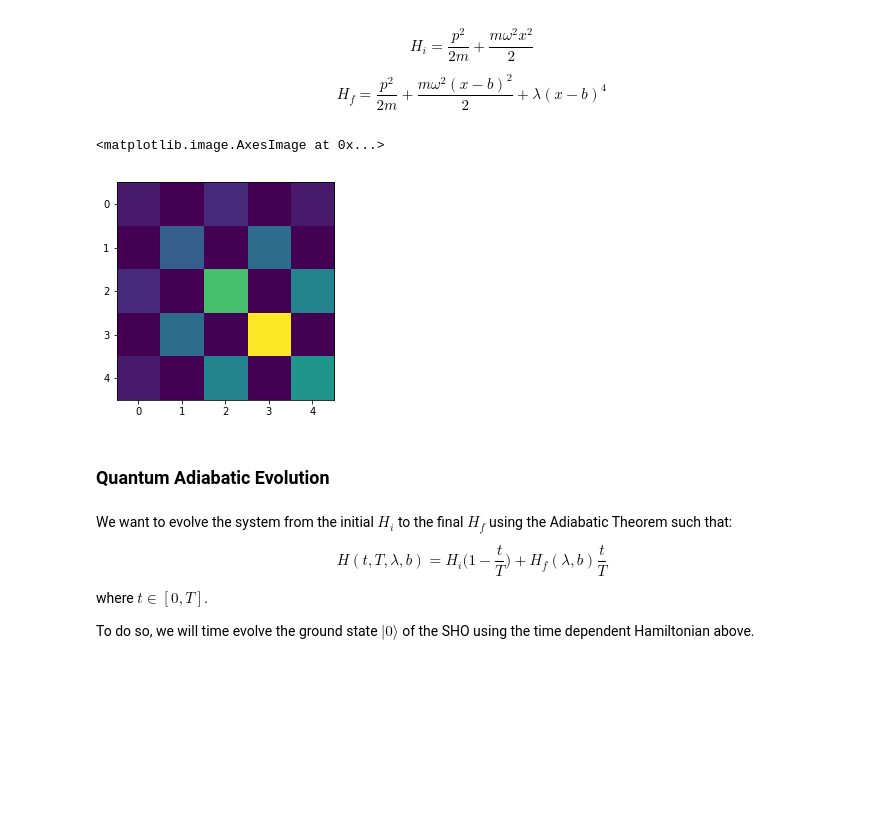
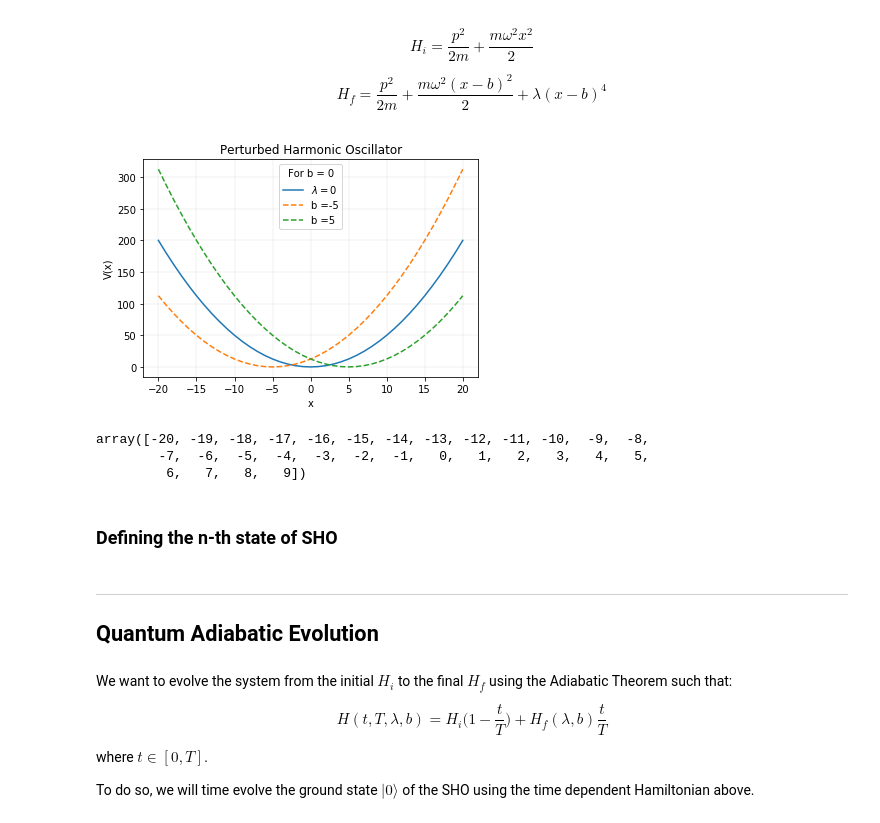
Before and after one commit to sanand13/Quantum-Adiabatic-Evolution, a Jupyter notebook: Physics 231 - Final Project.ipynb, the cells around one changed output. Drawn from its saved outputs; the diff is of its cells as text; code cells hidden in the pictures; blank space fills up the shorter version.

```diff
--- a/Physics 231 - Final Project.ipynb
+++ b/Physics 231 - Final Project.ipynb
@@ -150,9 +155,32 @@ def op_Hf(n, b, lam): # complete the definition with b
     p2 = op_p2(n)
     mat = 0.5*(const_mass*const_omega**2*x2 + p2/const_mass) + lam*x4
     return mat
-# %%
-op_Hf(5,0,1)
-plt.imshow(np.real(op_Hf(5,0,1)))
-# %% [output]
-<matplotlib.image.AxesImage at 0x...>
-[figure, removed]
+# %%
+lam = 0
+b_arr = [-5,5]
+x_arr = np.array(range(-20,21))
+
+y_arr = (x_arr)**2/2
+plt.plot(x_arr, y_arr, label = r'$\lambda = 0$')
+
+for b in b_arr:
+    y_arr = (x_arr - b)**2/2 + lam*(x_arr - b)**4
+    plt.plot(x_arr, y_arr, '--', label = 'b =' + str(b))
+
+plt.grid(color='grey', linestyle='-', linewidth=0.1)
+plt.legend(title = 'For b = 0', loc = 'upper center')
+plt.title('Perturbed Harmonic Oscillator')
+plt.xlabel('x')
+plt.ylabel('V(x)')
+#plt.savefig(fname = "pot_b.png", dpi = 300)
+# %% [output]
+[figure, added]
+# %%
+x_arr = np.array(range(-15,15))
+x_arr - 5
+# %% [output]
+array([-20, -19, -18, -17, -16, -15, -14, -13, -12, -11, -10,  -9,  -8,
+        -7,  -6,  -5,  -4,  -3,  -2,  -1,   0,   1,   2,   3,   4,   5,
+         6,   7,   8,   9])
+# %% [markdown]
+### Defining the n-th state of SHO
@@ -159,5 +192,7 @@ plt.imshow(np.real(op_Hf(5,0,1)))
 # %% [markdown]
-### Quantum Adiabatic Evolution
+_____________________
+
+## Quantum Adiabatic Evolution
 # %% [markdown]
 We want to evolve the system from the initial $H_i$ to the final $H_f$ using the Adiabatic Theorem such that:
 
```
Also changed, not shown: parts of 25 cells of this notebook.
